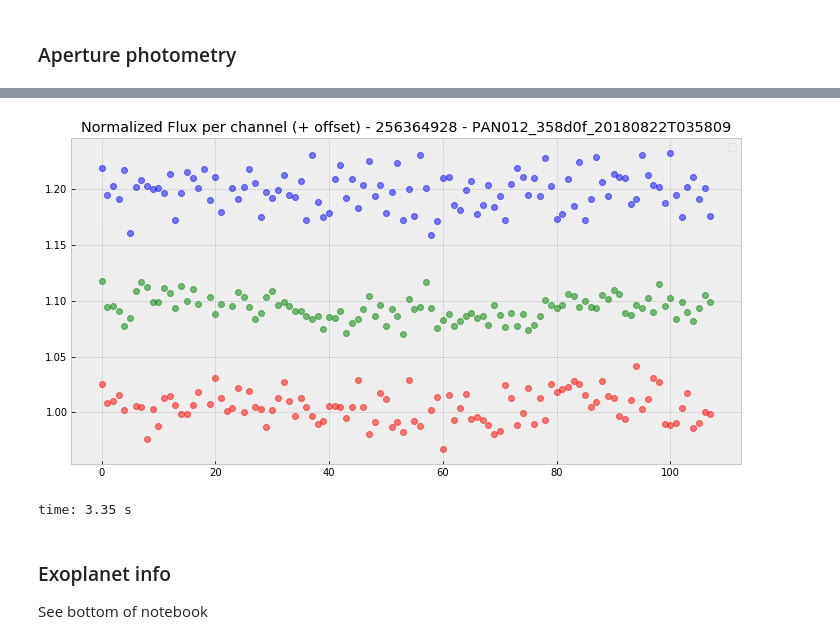
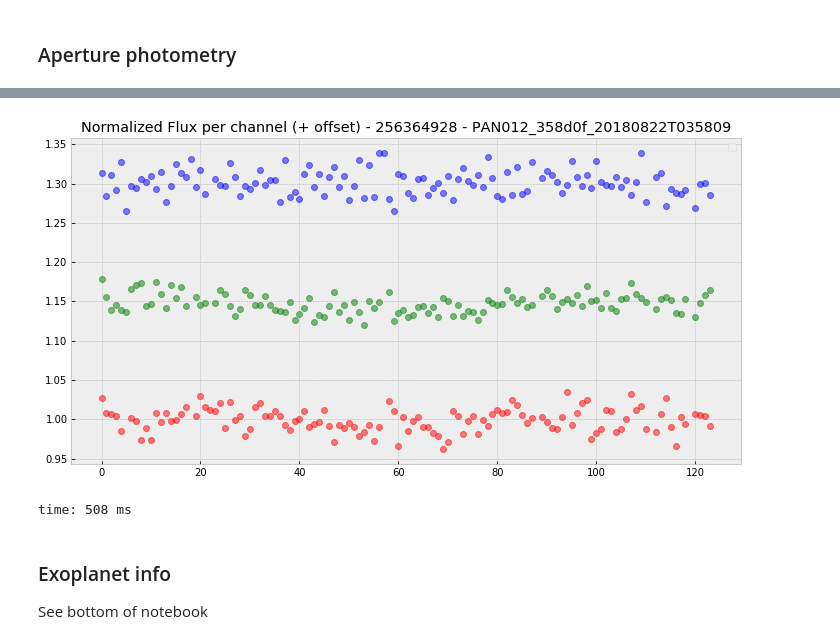
Before and after one commit to panoptes/panoptes-pipeline, a Jupyter notebook: notebooks/processing/PIAA-Build-Reference-PSC.ipynb, the cells around one changed output, grey strips where cells are left out. Saved outputs shown, nothing was run; the diff lists cells and outputs as text; code cells hidden in the pictures.

```diff
--- a/notebooks/processing/PIAA-Build-Reference-PSC.ipynb
+++ b/notebooks/processing/PIAA-Build-Reference-PSC.ipynb
@@ -151,3 +153,3 @@ time: 16 ms
 # %%
-num_refs = 50
+num_refs = 30
 # %% [output]
@@ -193,7 +195,7 @@ time: 32.3 ms
 # %%
 stamp_side = int(np.sqrt(target_psc.shape[1]))
 
-frame_idx = 99
+frame_idx = 1
 
 # Reshape into square stamps and plot the requested frame
 stamp_fig = plot.show_stamps([
@@ -272,6 +274,7 @@ time: 9.53 ms
 # %%
 for field in ['reference', 'target']:
-    color_normer = lc0[:30].groupby('color')[field].apply(lambda x: np.mean(x))
+#     color_normer = lc0[:30].groupby('color')[field].apply(lambda x: np.mean(x))
+    color_normer = lc1.groupby('color')[field].apply(lambda x: np.median(x))
 
     for color, normalizer in color_normer.iteritems():
         print(f"{field} {color} μ={normalizer:.04f}")
@@ -294,7 +297,7 @@ i = 0
 for color in 'rgb':
     (lc1.loc[lc1.color == color].target + i).plot(marker='o', color=color, alpha=0.5)
     (lc1.loc[lc1.color == color].reference + i).plot(marker='x', color=color, alpha=0.5)
-    i += .3
+    i += .15
 
 plt.title(f'Normalized Flux per channel (+ offset) - {ticid} - {sequence}')
 plt.legend()
@@ -307,25 +310,27 @@ time: 4.37 s
 # %%
 plt.figure(figsize=(12, 6))
 i = 0
+
 for color in 'rgb':
-#     (lc1.loc[lc1.color == color].target + i).plot(marker='o', color=color, alpha=0.5)
-#     (lc1.loc[lc1.color == color].reference + i).plot(marker='x', color=color, alpha=0.5)
-    t0 = lc1.loc[lc1.color == color].target
-    r0 = lc1.loc[lc1.color == color].reference
-    f0 = sigma_clip(t0 / r0, sigma=3)
-    plt.plot((f0 + i), marker='o', ls='', alpha=0.5, color=color)
-    i += .1
+    for lc_table, marker in zip([lc1], 'ox'):
+        t0 = lc_table.loc[lc_table.color == color].target
+        r0 = lc_table.loc[lc_table.color == color].reference
+
+        f0 = sigma_clip(t0 / r0, sigma=3)
+
+        plt.plot((f0 + i), marker=marker, ls='', alpha=0.5, color=color)
+        i += .15
 
 # plt.ylim([.9, 1.1])
 
 plt.title(f'Normalized Flux per channel (+ offset) - {ticid} - {sequence}')
 plt.legend()
 
 plot_fn = os.path.join(base_dir, f'normalized-flux-{ticid}-{sequence}.png')
 plt.savefig(plot_fn)
 # %% [output]
-[figure, old version]
+[figure, new version]
-time: 3.35 s
+time: 508 ms
 # %% [markdown]
 ### Exoplanet info
 
```
Also changed, not shown: parts of 33 cells of this notebook, 11 other files.
